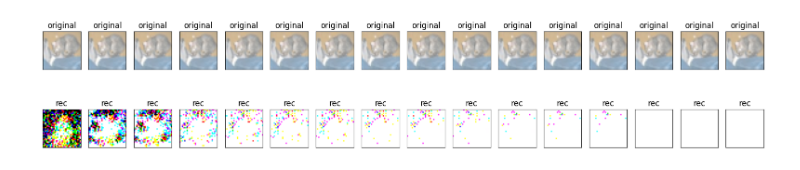
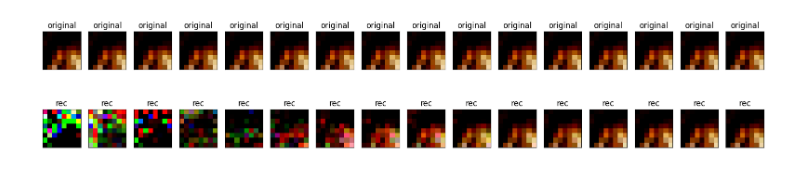
Before and after one commit to Ca3zsar/ImageCompression, a Jupyter notebook: playground.ipynb, the cells around one changed output. Saved outputs shown, nothing was run; the diff lists cells and outputs as text; code cells hidden in the pictures.

Commit message:
STEP-1: Got the first Fully Connected network working

```diff
--- a/playground.ipynb
+++ b/playground.ipynb
@@ -43,3 +65,4 @@ network.compile(optimizer=Adam(learning_rate=0.1), loss=l2_loss)
 # %%
-network.fit(x_train, epochs=1, shuffle=True)
+tf.config.run_functions_eagerly(False)
+network.fit(x_train, x_train, epochs=10, shuffle=True, batch_size=128)
 # %% [output]
@@ -96,4 +114,0 @@ array([[-1., -1.,  1.,  1., -1.,  1., -1.,  1., -1.,  1., -1.,  1.,  1.,
-# %%
-input_layer = tf.keras.layers.Input(shape=(BINARY_SIZE,))
-decoder = tf.keras.models.Model(inputs=input_layer, outputs=network.decoders[0].call(input_layer))
-decoder.summary()
@@ -118,17 +139,19 @@ _________________________________________________________________
 # %%
-bits = []
+patches = []
+input_value = x_train[5:6]
 for i in range(STEPS):
-    input_layer = tf.keras.layers.Input(shape=(PATCH_SIZE, PATCH_SIZE, 3, ))
+    input_layer = tf.keras.layers.Input(shape=(PATCH_SIZE * PATCH_SIZE * 3,))
     encoder = tf.keras.models.Model(inputs=input_layer, outputs=network.encoders[i].call(input_layer))
-    res = encoder.predict(x_test[0:1])
-    bits.append(res)
-bits = np.array(bits).reshape(-1, BINARY_SIZE)
 
+    bits = encoder.predict(input_value)
 
-patches = []
-for i in range(STEPS):
     input_layer = tf.keras.layers.Input(shape=(BINARY_SIZE,))
     decoder = tf.keras.models.Model(inputs=input_layer, outputs=network.decoders[i].call(input_layer))
-    patches.append(decoder.predict(np.array([bits[i]])))
+
+    output = decoder.predict(bits)
+    patches.append(output)
+
+    input_value = input_value - output
+
 patches = np.array(patches).reshape(-1, PATCH_SIZE, PATCH_SIZE, 3)
 # %% [output]
@@ -151,33 +175,29 @@ patches = np.array(patches).reshape(-1, PATCH_SIZE, PATCH_SIZE, 3)
 # %%
 patches_copy = patches.copy()
-x_test = np.clip(x_test, -1, 1)
+x_train = np.clip(x_train, -1, 1)
 # %%
 import matplotlib.pyplot as plt
 
 plt.figure(figsize=(20, 4))
 reconstructed = np.zeros((PATCH_SIZE, PATCH_SIZE, 3))
 
 for i in range(STEPS):
     # display original
     ax = plt.subplot(2, STEPS, i + 1)
-    plt.imshow(x_test[0])
+    plt.imshow(np.clip(x_train[5], 0, 1).reshape(PATCH_SIZE, PATCH_SIZE, 3))
     plt.title("original")
-    plt.gray()
+    # plt.gray()
     ax.get_xaxis().set_visible(False)
     ax.get_yaxis().set_visible(False)
 
     # display reconstruction
     ax = plt.subplot(2, STEPS, i + 1 + STEPS)
 
-    # patches_copy[i] = (patches_copy[i] + 1) / 2
-    patches_copy[i] = np.clip(patches[i], 0, 1)
-
     reconstructed = patches_copy[i] + reconstructed
-    reconstructed = np.clip(reconstructed, 0, 1)
-    plt.imshow(reconstructed)
+    plt.imshow(np.clip(reconstructed, 0, 1))
     plt.title("rec")
-    plt.gray()
+    # plt.gray()
     ax.get_xaxis().set_visible(False)
     ax.get_yaxis().set_visible(False)
 # %% [output]
-[figure, old version]
+[figure, new version]
```
Also changed, not shown: parts of 33 cells of this notebook, 5 other files.
